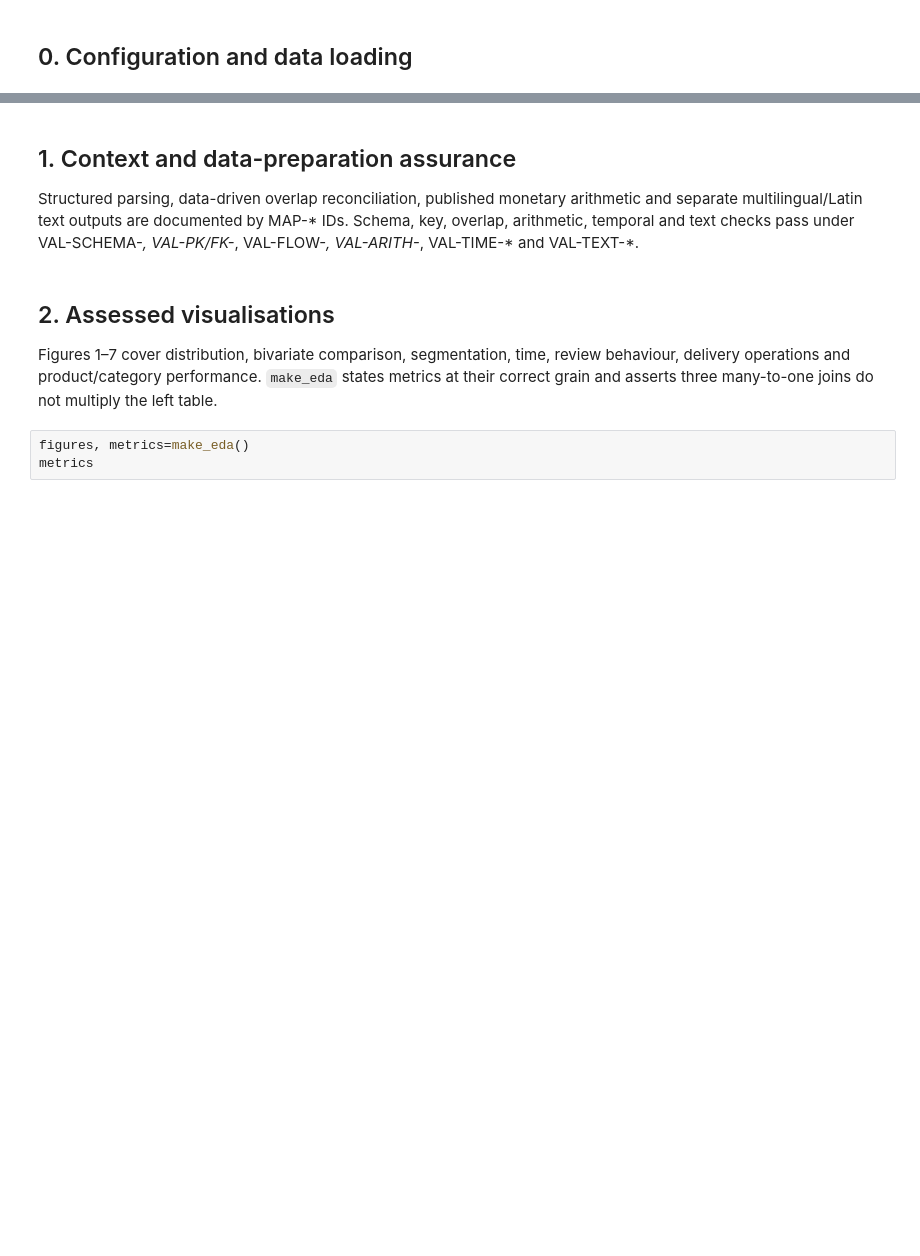
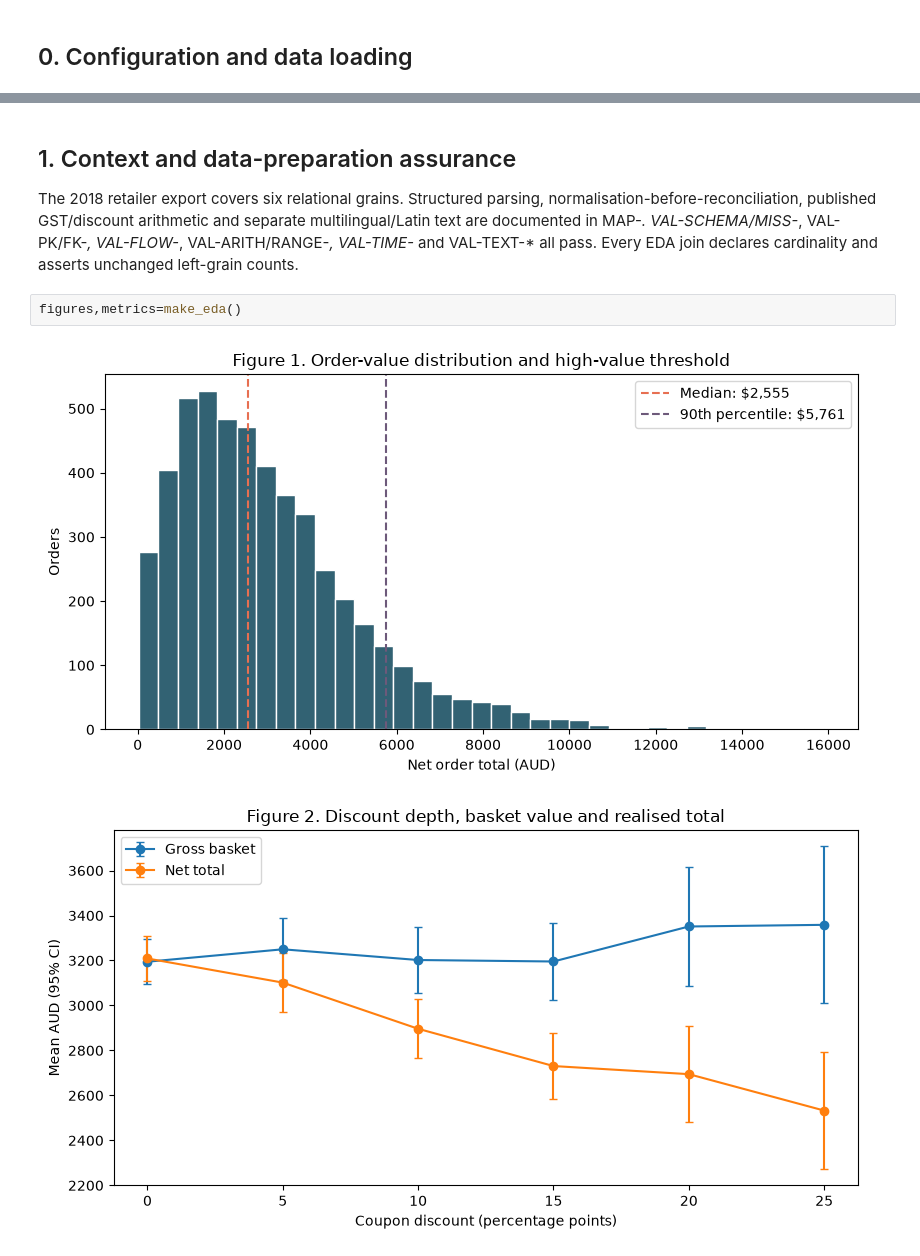
Before and after one commit to ZGHL/FIT5196-A1, a Jupyter notebook: Group030_EDA.ipynb, the cells around one changed output, grey strips where cells are left out. Cells and saved outputs as stored; diff of their text form; blank space fills up the shorter version.

```diff
--- a/Group030_EDA.ipynb
+++ b/Group030_EDA.ipynb
@@ -13,9 +20,8 @@ tables=load_tables()
 # %% [markdown]
 ## 1. Context and data-preparation assurance
-Structured parsing, data-driven overlap reconciliation, published monetary arithmetic and separate multilingual/Latin text outputs are documented by MAP-* IDs. Schema, key, overlap, arithmetic, temporal and text checks pass under VAL-SCHEMA-*, VAL-PK/FK-*, VAL-FLOW-*, VAL-ARITH-*, VAL-TIME-* and VAL-TEXT-*.
+The 2018 retailer export covers six relational grains. Structured parsing, normalisation-before-reconciliation, published GST/discount arithmetic and separate multilingual/Latin text are documented in MAP-*. VAL-SCHEMA/MISS-*, VAL-PK/FK-*, VAL-FLOW-*, VAL-ARITH/RANGE-*, VAL-TIME-* and VAL-TEXT-* all pass. Every EDA join declares cardinality and asserts unchanged left-grain counts.
-# %% [markdown]
-## 2. Assessed visualisations
-Figures 1–7 cover distribution, bivariate comparison, segmentation, time, review behaviour, delivery operations and product/category performance. `make_eda` states metrics at their correct grain and asserts three many-to-one joins do not multiply the left table.
 # %%
-figures, metrics=make_eda()
-metrics
+figures,metrics=make_eda()
+# %% [output]
+[figure, added]
+[figure, added]
```
Also changed, not shown: parts of 25 cells of this notebook, 16 other files.
